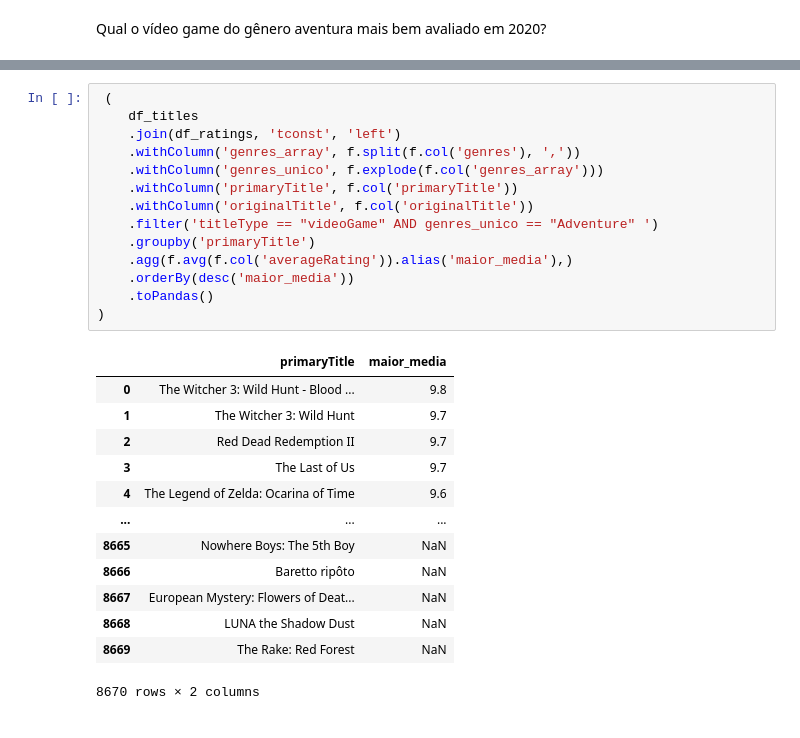
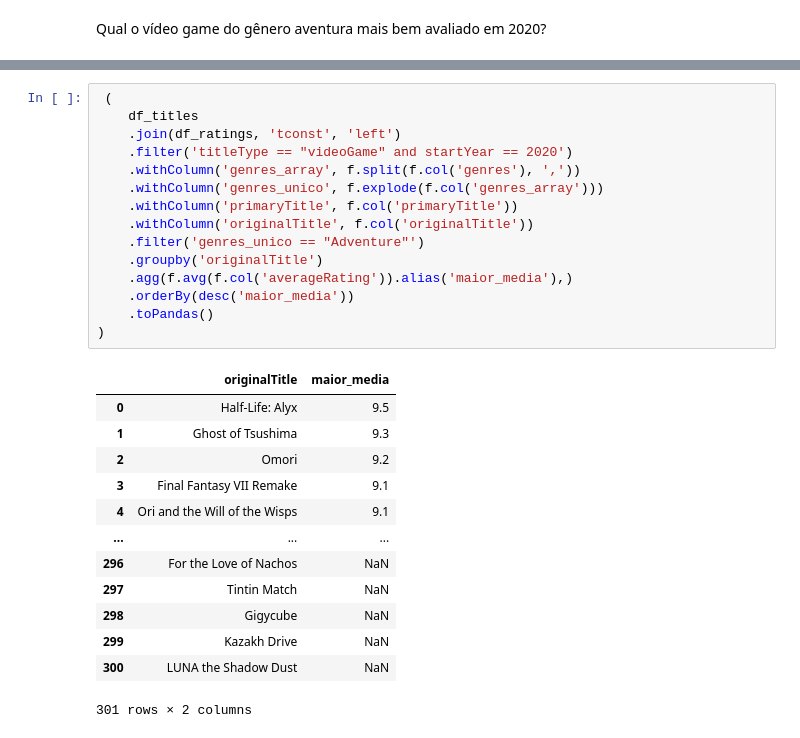
Before and after one commit to 6abi/bootcamp-dados-igti, a Jupyter notebook: semana02/desafio/desafio1.ipynb, the cells around one changed output, grey strips where cells are left out. Cells and saved outputs as stored; diff of their text form.

```diff
--- a/semana02/desafio/desafio1.ipynb
+++ b/semana02/desafio/desafio1.ipynb
@@ -188,28 +199,29 @@ Py4JNetworkError: An error occurred while trying to connect to the Java server (
 # %%
  (
     df_titles
     .join(df_ratings, 'tconst', 'left')
+    .filter('titleType == "videoGame" and startYear == 2020')
     .withColumn('genres_array', f.split(f.col('genres'), ','))
     .withColumn('genres_unico', f.explode(f.col('genres_array')))
     .withColumn('primaryTitle', f.col('primaryTitle'))
     .withColumn('originalTitle', f.col('originalTitle'))
-    .filter('titleType == "videoGame" AND genres_unico == "Adventure" ')
-    .groupby('primaryTitle')
+    .filter('genres_unico == "Adventure"')
+    .groupby('originalTitle')
     .agg(f.avg(f.col('averageRating')).alias('maior_media'),)
     .orderBy(desc('maior_media'))
     .toPandas()
 )
 # %% [output]
-|  | primaryTitle | maior_media |
-| 0 | The Witcher 3: Wild Hunt - Blood ... | 9.8 |
-| 1 | The Witcher 3: Wild Hunt | 9.7 |
-| 2 | Red Dead Redemption II | 9.7 |
-| 3 | The Last of Us | 9.7 |
-| 4 | The Legend of Zelda: Ocarina of Time | 9.6 |
+|  | originalTitle | maior_media |
+| 0 | Half-Life: Alyx | 9.5 |
+| 1 | Ghost of Tsushima | 9.3 |
+| 2 | Omori | 9.2 |
+| 3 | Final Fantasy VII Remake | 9.1 |
+| 4 | Ori and the Will of the Wisps | 9.1 |
 | ... | ... | ... |
-| 8665 | Nowhere Boys: The 5th Boy | NaN |
-| 8666 | Baretto ripôto | NaN |
-| 8667 | European Mystery: Flowers of Deat... | NaN |
-| 8668 | LUNA the Shadow Dust | NaN |
-| 8669 | The Rake: Red Forest | NaN |
+| 296 | For the Love of Nachos | NaN |
+| 297 | Tintin Match | NaN |
+| 298 | Gigycube | NaN |
+| 299 | Kazakh Drive | NaN |
+| 300 | LUNA the Shadow Dust | NaN |
-8670 rows × 2 columns
+301 rows × 2 columns
```
Also changed, not shown: parts of 11 cells of this notebook.
